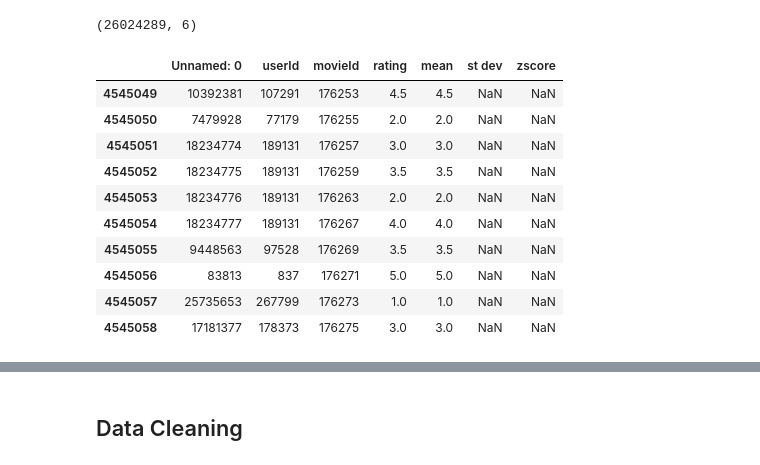
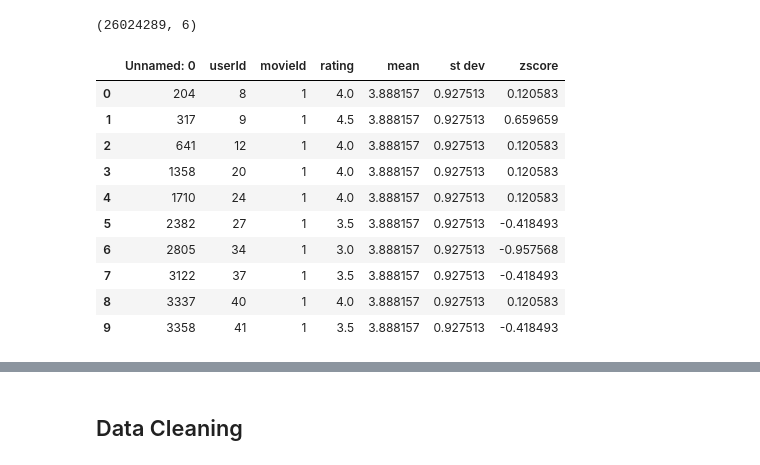
Before and after one commit to ewoodbury/movie-rating-analysis, a Jupyter notebook: Movie Ratings Project.ipynb, the cells around one changed output, grey strips where cells are left out. Cells and saved outputs as stored; diff of their text form; code cells hidden in the pictures.

```diff
--- a/Movie Ratings Project.ipynb
+++ b/Movie Ratings Project.ipynb
@@ -315,16 +318,16 @@ movieId_ratings.shape
 # %%
 #Calculating z-scores:
 movieId_ratings['zscore'] = (movieId_ratings['rating'] - movieId_ratings['mean']) / movieId_ratings['st dev']
-movieId_ratings.tail(10)
+movieId_ratings.head(10)
 # %% [output]
 |  | Unnamed: 0 | userId | movieId | rating | mean | st dev | zscore |
-| 4545049 | 10392381 | 107291 | 176253 | 4.5 | 4.5 | NaN | NaN |
-| 4545050 | 7479928 | 77179 | 176255 | 2.0 | 2.0 | NaN | NaN |
-| 4545051 | 18234774 | 189131 | 176257 | 3.0 | 3.0 | NaN | NaN |
-| 4545052 | 18234775 | 189131 | 176259 | 3.5 | 3.5 | NaN | NaN |
-| 4545053 | 18234776 | 189131 | 176263 | 2.0 | 2.0 | NaN | NaN |
-| 4545054 | 18234777 | 189131 | 176267 | 4.0 | 4.0 | NaN | NaN |
-| 4545055 | 9448563 | 97528 | 176269 | 3.5 | 3.5 | NaN | NaN |
-| 4545056 | 83813 | 837 | 176271 | 5.0 | 5.0 | NaN | NaN |
-| 4545057 | 25735653 | 267799 | 176273 | 1.0 | 1.0 | NaN | NaN |
-| 4545058 | 17181377 | 178373 | 176275 | 3.0 | 3.0 | NaN | NaN |
+| 0 | 204 | 8 | 1 | 4.0 | 3.888157 | 0.927513 | 0.120583 |
+| 1 | 317 | 9 | 1 | 4.5 | 3.888157 | 0.927513 | 0.659659 |
+| 2 | 641 | 12 | 1 | 4.0 | 3.888157 | 0.927513 | 0.120583 |
+| 3 | 1358 | 20 | 1 | 4.0 | 3.888157 | 0.927513 | 0.120583 |
+| 4 | 1710 | 24 | 1 | 4.0 | 3.888157 | 0.927513 | 0.120583 |
+| 5 | 2382 | 27 | 1 | 3.5 | 3.888157 | 0.927513 | -0.418493 |
+| 6 | 2805 | 34 | 1 | 3.0 | 3.888157 | 0.927513 | -0.957568 |
+| 7 | 3122 | 37 | 1 | 3.5 | 3.888157 | 0.927513 | -0.418493 |
+| 8 | 3337 | 40 | 1 | 4.0 | 3.888157 | 0.927513 | 0.120583 |
+| 9 | 3358 | 41 | 1 | 3.5 | 3.888157 | 0.927513 | -0.418493 |
```
Also changed, not shown: parts of 20 cells of this notebook.
